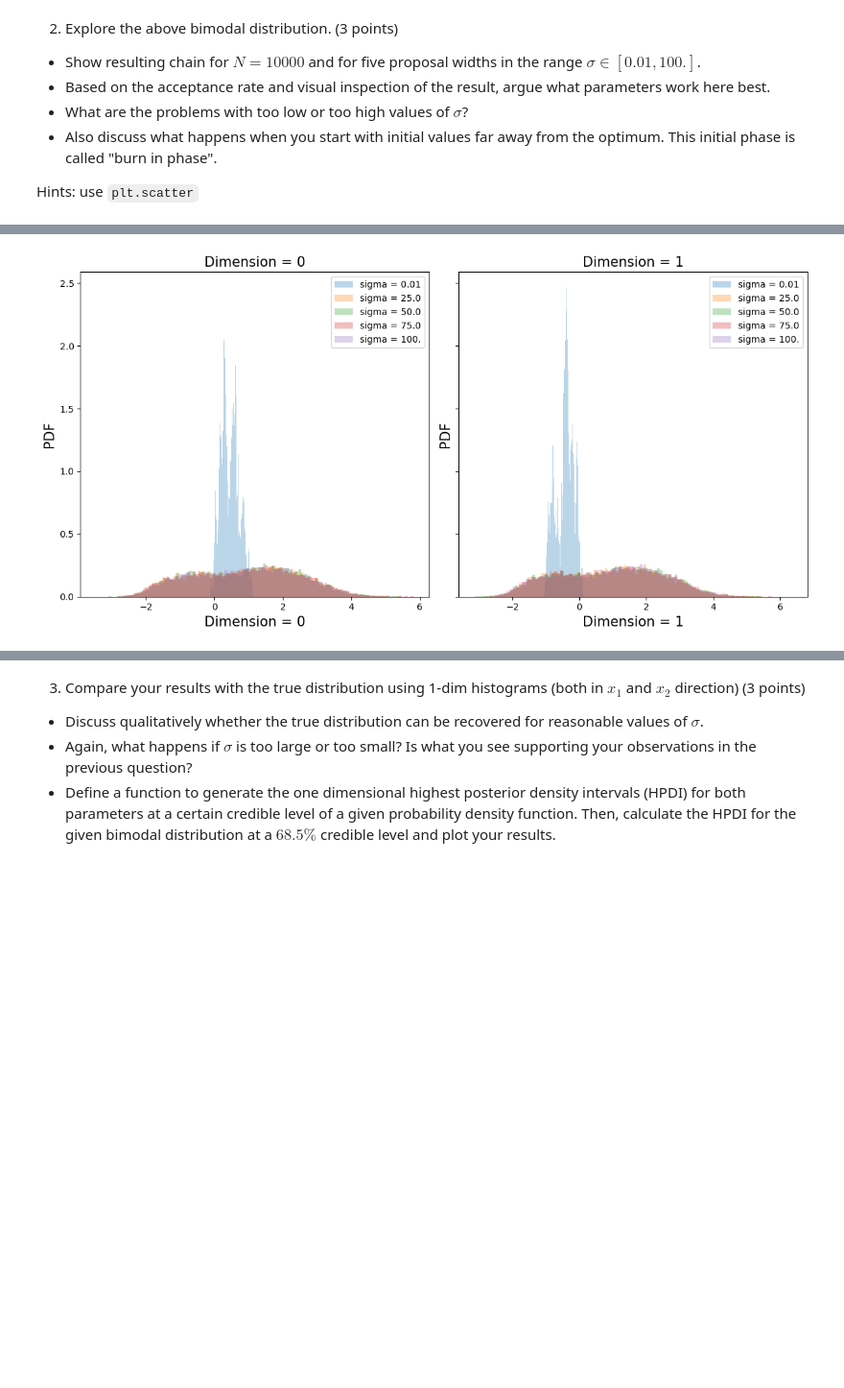
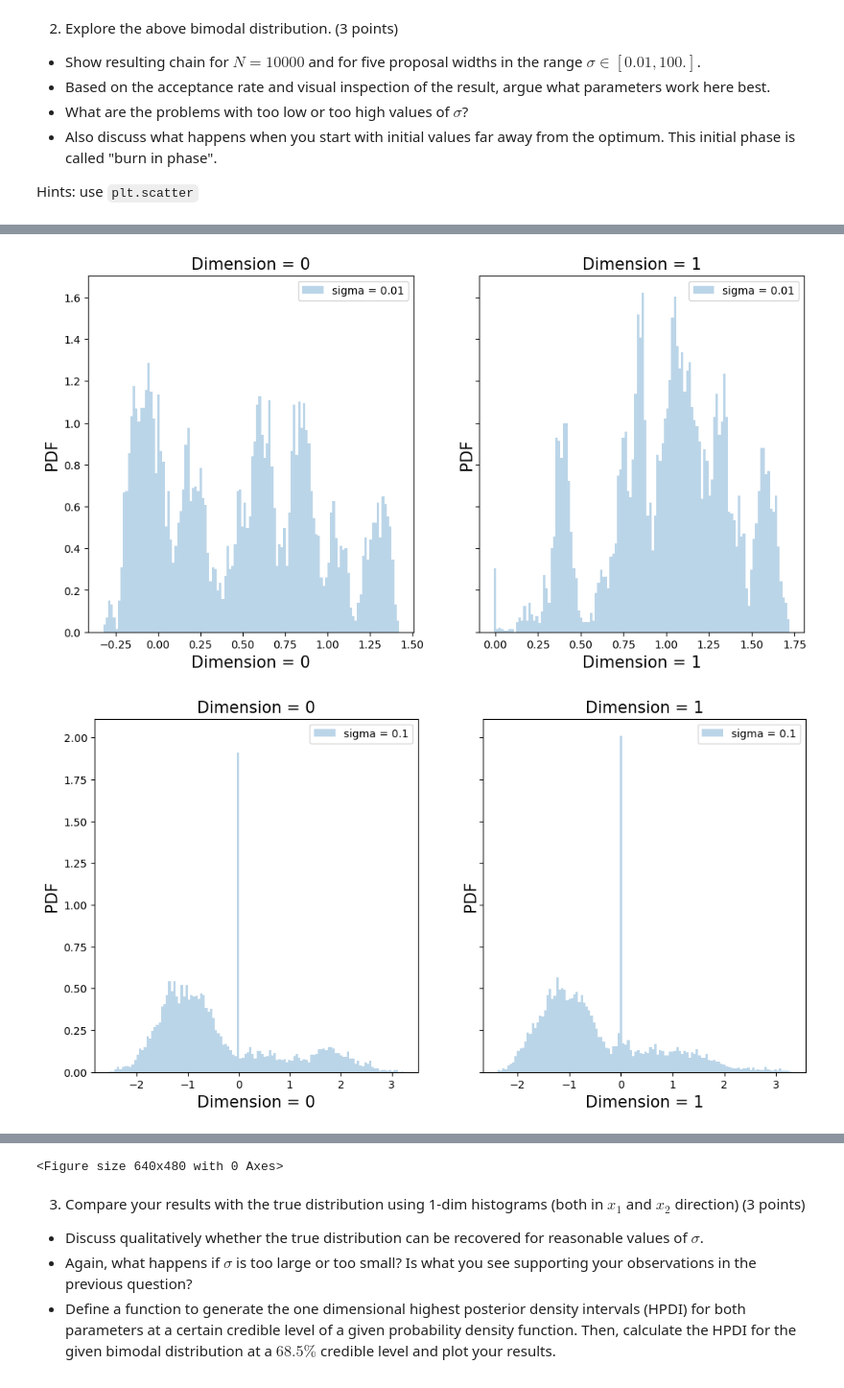
Before and after one commit to afinemax/machine_learning_2024, a Jupyter notebook: hw/ML4PhA_2024_Exercise_sheet_2.ipynb, the cells around one changed output, grey strips where cells are left out. Shown: that part at 96% size. Drawn from its saved outputs; the diff is of its cells as text; code cells hidden in the pictures; blank space fills up the shorter version.

Commit message:
added scatter plots, fixed metropolis hasting algo

```diff
--- a/hw/ML4PhA_2024_Exercise_sheet_2.ipynb
+++ b/hw/ML4PhA_2024_Exercise_sheet_2.ipynb
@@ -128,28 +128,29 @@ def MetropolisHastings(pdf, N, x_init, sigma):
     theta_current = x_init
     total_attempts = 0
     samples_chain = np.zeros((N, D))  # Array to store samples
-
+    accepted_attempts =0
     # start
     for i in range(N):
 
         # make as many attempts needed until a accepted chain value happens
-        accepted = False
-        while accepted == False:
-            total_attempts += 1
+        #accepted = False
+        #while accepted == False:
+        total_attempts += 1
             # proposal
-            theta_proposed = theta_current + sample_from_2d_gaussian(mean=0, sigma=sigma)
+        theta_proposed = theta_current + sample_from_2d_gaussian(0, sigma,)
 
             # calculate acceptence ratio
-            acceptance_ratio = min(1, pdf(theta_proposed) / pdf(theta_current))
+        acceptance_ratio = min(1, pdf(theta_proposed) / pdf(theta_current))
 
-            # Accept or reject the proposal
-            if np.random.rand() < acceptance_ratio:
-                theta_current = theta_proposed
+        # Accept or reject the proposal
+        if np.random.rand() < acceptance_ratio:
+            theta_current = theta_proposed
 
-                samples_chain[i,:] = theta_current
-                accepted = True
+            samples_chain[i,:] = theta_current
+            accepted_attempts += 1
+            #accepted = True
 
-    acceptance_rate = N / total_attempts
+    acceptance_rate = accepted_attempts / (N-1)
     print("Acceptance Rate:", acceptance_rate)
 
     return samples_chain
@@ -164,7 +165,7 @@ Hints: use `plt.scatter`
 # %%
 # run walkers
 N = 10000
-sigma_arr = np.linspace(0.01, 100, 5)
+sigma_arr = np.asarray([0.01, 0.1, 1, 10, 100])
 pdf = pdf_bimodal
 x_init = np.asarray([0,0])
 
@@ -184,0 +186,6 @@ Acceptance Rate: 0.00023239563013482503
+# %%
+for i in range(len(sigma_arr)):
+
+    plt.scatter(samples_chain_list[i][:,0], samples_chain_list[i][:,1])
+    plt.title('sigma =' + str(sigma_arr[i]))
+    plt.show()
@@ -185,20 +198,23 @@ Acceptance Rate: 0.00023239563013482503
 # %%
 # Set figure size for wider subplots
-fig, axs = plt.subplots(1, 2, figsize=(12, 6), sharey=True)
 
 # plot
 colors = ['#D81B60', '#FFC107']
 # Assuming len(samples_chain_list) is always 2
 for i in range(len(samples_chain_list)):
+    fig, axs = plt.subplots(1, 2, figsize=(12, 6), sharey=True)
     for j in range(2):
-        axs[j].hist(samples_chain_list[i][:,j], density=True, bins=100, alpha=0.3, label='sigma = ' + str(sigma_arr[i])[0:4])
+        axs[j].hist(samples_chain_list[i][:,j], density=True, bins=120, alpha=0.3, label='sigma = ' + str(sigma_arr[i])[0:4])
         axs[j].set_xlabel('Dimension = ' + str(j), fontsize=15)
         axs[j].set_ylabel('PDF', fontsize=15)
         axs[j].set_title('Dimension = ' + str(j), fontsize=15)
         axs[j].legend()
+    plt.show()
+
 
 # Adjust layout to prevent overlap
 plt.tight_layout()
 plt.show()
 # %% [output]
-[figure, old version]
+[figure, new version]
+[figure, added]
@@ -205,3 +224,4 @@ plt.show()
+<Figure size 640x480 with 0 Axes>
 # %% [markdown]
 3. Compare your results with the true distribution using 1-dim histograms (both in $x_1$ and $x_2$ direction) (3 points)
 
```
Also changed, not shown: parts of 9 cells of this notebook.
